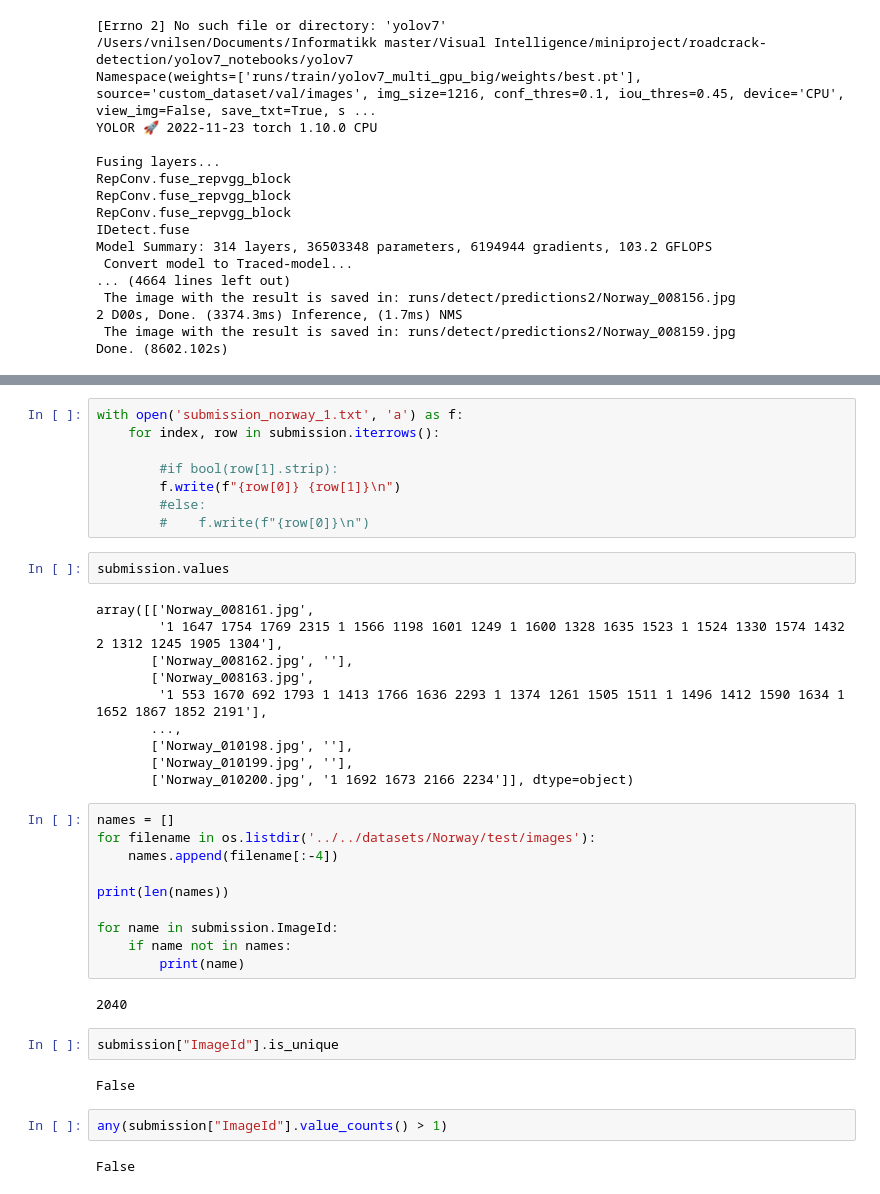
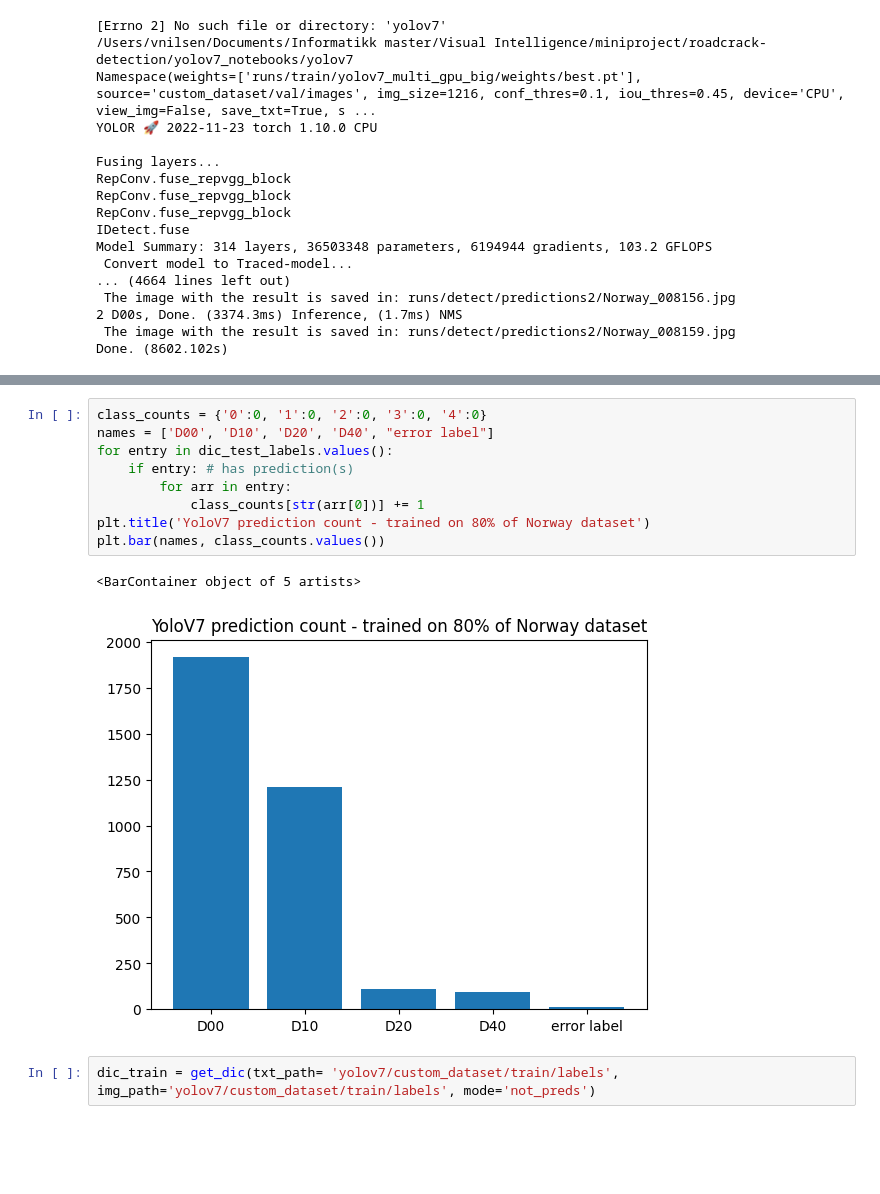
Before and after one commit to vnilsn/roadcrack-detection, a Jupyter notebook: yolov7_notebooks/analysis.ipynb, the cells around one changed output, grey strips where cells are left out. Saved outputs shown, nothing was run; the diff lists cells and outputs as text; blank space fills up the shorter version.

Commit message:
code for counting pred labels

```diff
--- a/yolov7_notebooks/analysis.ipynb
+++ b/yolov7_notebooks/analysis.ipynb
@@ -184,40 +197,14 @@ submission.to_csv('submission_norway_1.csv', index=False, header=None, sep=',',)
-# %%
-with open('submission_norway_1.txt', 'a') as f:
-    for index, row in submission.iterrows():
-
-        #if bool(row[1].strip):
-        f.write(f"{row[0]} {row[1]}\n")
-        #else:
-        #    f.write(f"{row[0]}\n")
-# %%
-submission.values
-# %% [output]
-array([['Norway_008161.jpg',
-        '1 1647 1754 1769 2315 1 1566 1198 1601 1249 1 1600 1328 1635 1523 1 1524 1330 1574 1432 2 1312 1245 1905 1304'],
-       ['Norway_008162.jpg', ''],
-       ['Norway_008163.jpg',
-        '1 553 1670 692 1793 1 1413 1766 1636 2293 1 1374 1261 1505 1511 1 1496 1412 1590 1634 1 1652 1867 1852 2191'],
-       ...,
-       ['Norway_010198.jpg', ''],
-       ['Norway_010199.jpg', ''],
-       ['Norway_010200.jpg', '1 1692 1673 2166 2234']], dtype=object)
-# %%
-names = []
-for filename in os.listdir('../../datasets/Norway/test/images'):
-    names.append(filename[:-4])
-
-print(len(names))
-
-for name in submission.ImageId:
-    if name not in names:
-        print(name)
-# %% [output]
-2040
-# %%
-submission["ImageId"].is_unique
-# %% [output]
-False
-# %%
-any(submission["ImageId"].value_counts() > 1)
-# %% [output]
-False
+# %%
+class_counts = {'0':0, '1':0, '2':0, '3':0, '4':0}
+names = ['D00', 'D10', 'D20', 'D40', "error label"]
+for entry in dic_test_labels.values():
+    if entry: # has prediction(s)
+        for arr in entry:
+            class_counts[str(arr[0])] += 1
+plt.title('YoloV7 prediction count - trained on 80% of Norway dataset')
+plt.bar(names, class_counts.values())
+# %% [output]
+<BarContainer object of 5 artists>
+[figure, added]
+# %%
+dic_train = get_dic(txt_path= 'yolov7/custom_dataset/train/labels', img_path='yolov7/custom_dataset/train/labels', mode='not_preds')
```
Also changed, not shown: parts of 5 cells of this notebook.
